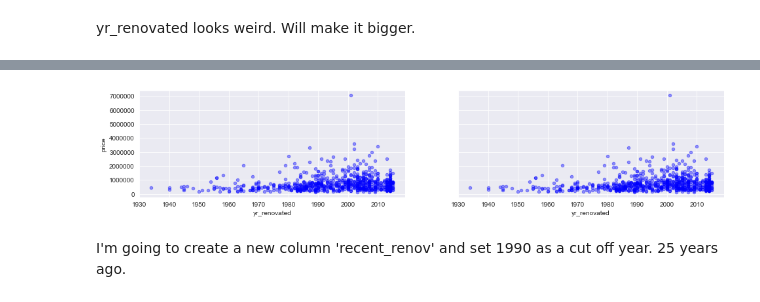
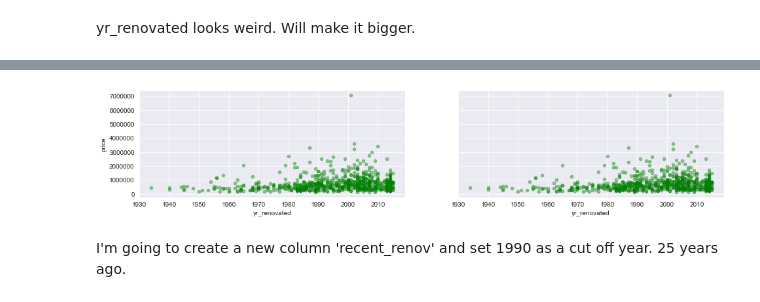
Before and after one commit to halpert3/dsc-mod-2-project-v2-1-onl01-dtsc-pt-070620, a Jupyter notebook: EDA_v2.ipynb, the cells around one changed output, grey strips where cells are left out. Saved outputs shown, nothing was run; the diff lists cells and outputs as text; code cells hidden in the pictures.

```diff
--- a/EDA_v2.ipynb
+++ b/EDA_v2.ipynb
@@ -48,0 +67,3 @@ dtype: object
+# %%
+# data2 = pd.merge(data, pop, left_on='zipcode', right_on='zip_code')
+data = pd.merge(data, pop_data, left_on='zipcode', right_on='zipcode')
@@ -295,7 +339,7 @@ data[data.bedrooms > 20]
 # %% [markdown]
 I'll remove this one.
-# %%
-data = data.drop(data.index[15856])
+# %%
+data.drop([5423], inplace=True)
 # %%
 sns.boxplot(x=data['bedrooms'], color='r')
 # %% [output]
@@ -444,5 +515,5 @@ import matplotlib.pyplot as plt
 fig, axes = plt.subplots(nrows=1, ncols=2, figsize=(16,3))
 
 for xcol, ax in zip(['yr_built', 'yr_renovated'], axes):
-    data.plot(kind='scatter', x=xcol, y='price', sharey=True, ax=ax, alpha=0.4, color='b')
+    data.plot(kind='scatter', x=xcol, y='price', sharey=True, ax=ax, alpha=0.4, color='g')
 # %% [output]
@@ -459,13 +530,13 @@ new_renov.head(1)
 # %%
 import matplotlib.pyplot as plt
 %matplotlib inline
 
 fig, axes = plt.subplots(nrows=1, ncols=2, figsize=(16,3))
 
 for xcol, ax in zip(['yr_renovated', 'yr_renovated'], axes):
-    new_renov.plot(kind='scatter', x=xcol, y='price', sharey=True, ax=ax, alpha=0.4, color='b')
+    new_renov.plot(kind='scatter', x=xcol, y='price', sharey=True, ax=ax, alpha=0.4, color='g')
 # %% [output]
-[figure, old version]
+[figure, new version]
 # %% [markdown]
 I'm going to create a new column 'recent_renov' and set 1990 as a cut off year. 25 years ago.
 # %%
```
Also changed, not shown: parts of 76 cells of this notebook, 5 other files.
